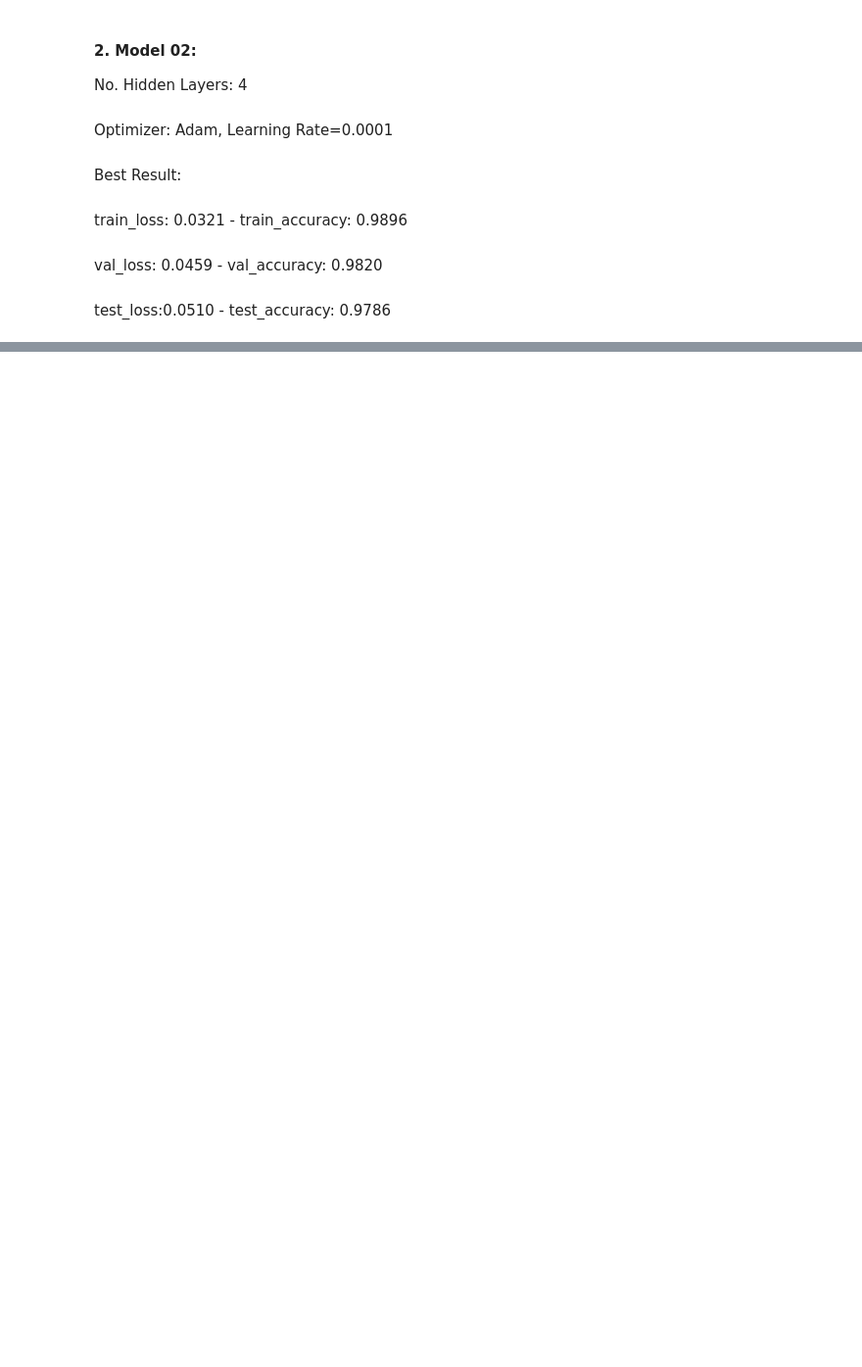
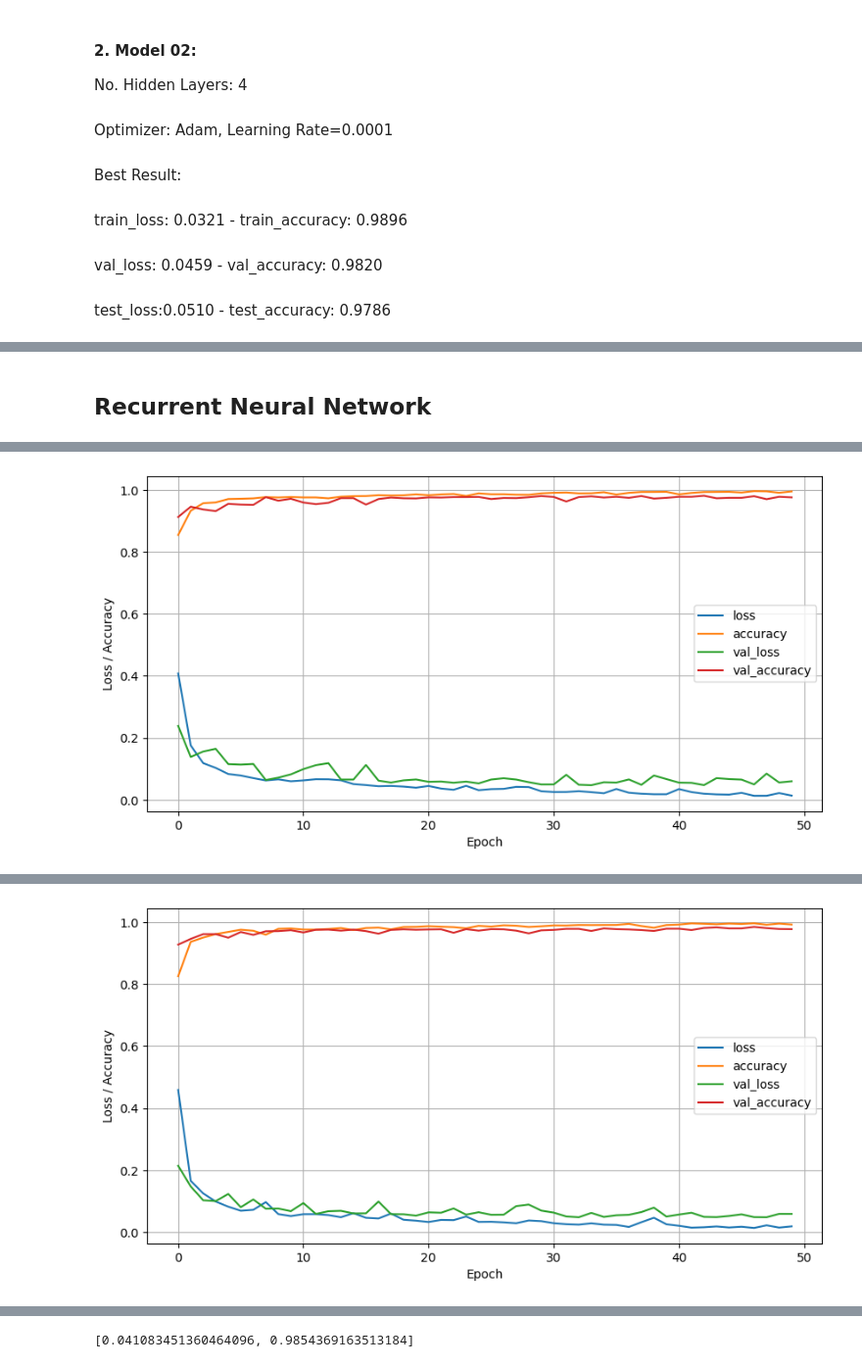
Before and after one commit to abbrash/ai_assignment-github, a Jupyter notebook: ai-assign03-p01.ipynb, the cells around one changed output, grey strips where cells are left out. Shown at 98% size. Drawn from its saved outputs; the diff is of its cells as text; code cells hidden in the pictures; blank space fills up the shorter version.

Commit message:
RNN, GRU and LSTM added

```diff
--- a/ai-assign03-p01.ipynb
+++ b/ai-assign03-p01.ipynb
@@ -300,3 +246,5 @@ pd.DataFrame(result_hist_2.history).plot(figsize=(10, 5), grid=True, xlabel="Epo
 plt.show()
 
 model_2.evaluate(features_test, labels_test)
+# %% [markdown]
+## Recurrent Neural Network
@@ -302,0 +313,71 @@ model_2.evaluate(features_test, labels_test)
+# %%
+import tensorflow as tf
+from tensorflow.keras.models import Sequential
+from tensorflow.keras.layers import Dense, SimpleRNN, GRU, LSTM
+
+X = features_train
+y = labels_train
+
+a = np.zeros((X.shape[0], 1, X.shape[1]))
+a[:,0,:] = X
+X = a
+
+a = np.zeros((features_valid.shape[0], 1, features_valid.shape[1]))
+a[:,0,:] = features_valid
+features_valid = a
+
+a = np.zeros((features_test.shape[0], 1, features_test.shape[1]))
+a[:,0,:] = features_test
+features_test = a
+
+# Define the SimpleRNN model
+model_simple_rnn = Sequential()
+model_simple_rnn.add(SimpleRNN(128, input_shape=(None, 561)))
+model_simple_rnn.add(Dense(6, activation='softmax'))
+
+# Compile the SimpleRNN model
+model_simple_rnn.compile(loss='categorical_crossentropy', optimizer='adam', metrics=['accuracy'])
+
+# Train the SimpleRNN model
+result_hist_simple = model_simple_rnn.fit(X, y, epochs=50, batch_size=32, validation_data=(features_valid, labels_valid))
+                                                                   # Adjust the number of epochs and batch size as needed
+
+pd.DataFrame(result_hist_simple.history).plot(figsize=(10, 5), grid=True, xlabel="Epoch", ylabel="Loss / Accuracy")
+plt.show()
+
+model_simple_rnn.evaluate(features_test, labels_test)
+
+# Define the GRU model
+model_gru = Sequential()
+model_gru.add(GRU(128, input_shape=(None, 561)))
+model_gru.add(Dense(6, activation='softmax'))
+
+# Compile the GRU model
+model_gru.compile(loss='categorical_crossentropy', optimizer='adam', metrics=['accuracy'])
+
+# Train the GRU model
+result_hist_gru = model_gru.fit(X, y, epochs=50, batch_size=32, validation_data=(features_valid, labels_valid))
+                                                         # Adjust the number of epochs and batch size as needed
+
+pd.DataFrame(result_hist_gru.history).plot(figsize=(10, 5), grid=True, xlabel="Epoch", ylabel="Loss / Accuracy")
+plt.show()
+
+model_gru.evaluate(features_test, labels_test)
+
+# Define the LSTM model
+model_lstm = Sequential()
+model_lstm.add(LSTM(128, input_shape=(None, 561)))
+model_lstm.add(Dense(6, activation='softmax'))
+
+# Compile the LSTM model
+model_lstm.compile(loss='categorical_crossentropy', optimizer='adam', metrics=['accuracy'])
+
+# Train the LSTM model
+result_hist_lstm = model_lstm.fit(X, y, epochs=50, batch_size=32, validation_data=(features_valid, labels_valid))
+                                                                 # Adjust the number of epochs and batch size as needed
+
+pd.DataFrame(result_hist_lstm.history).plot(figsize=(10, 5), grid=True, xlabel="Epoch", ylabel="Loss / Accuracy")
+plt.show()
+
+model_lstm.evaluate(features_test, labels_test)
+# %% [output]
@@ -302,0 +401 @@ model_2.evaluate(features_test, labels_test)
+[figure, added]
@@ -302,0 +419 @@ model_2.evaluate(features_test, labels_test)
+[figure, added]
@@ -302,0 +439 @@ model_2.evaluate(features_test, labels_test)
+[0.041083451360464096, 0.9854369163513184]
```
Also changed, not shown: parts of 10 cells of this notebook.
